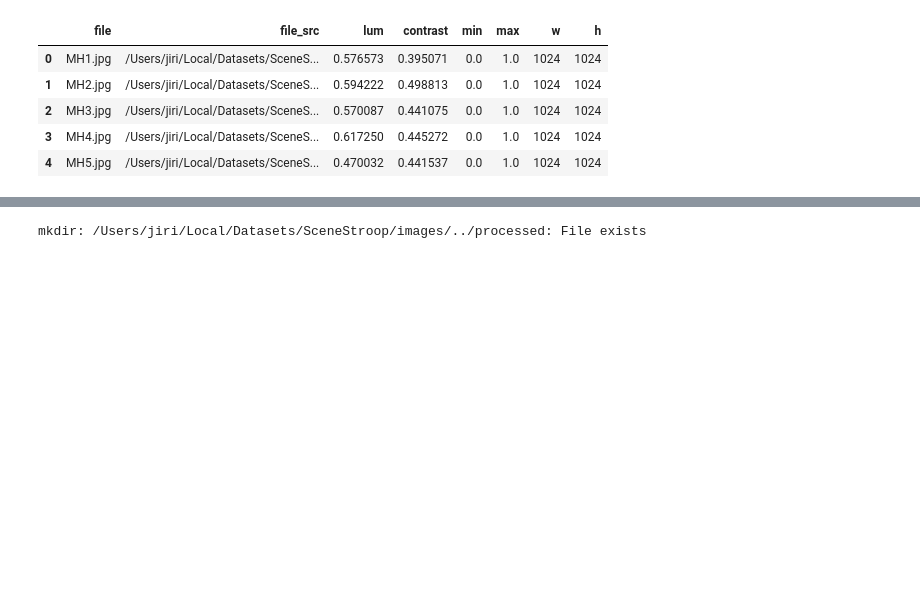
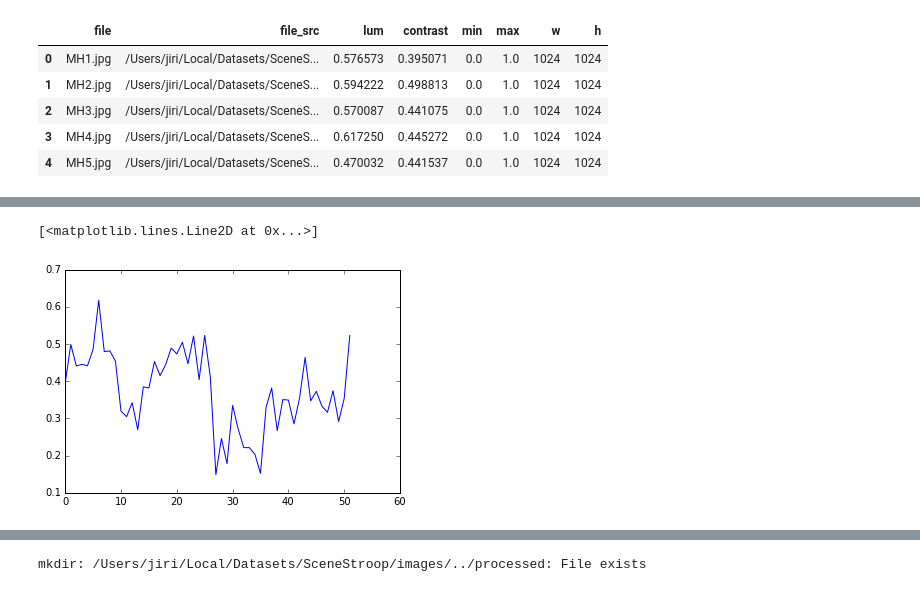
Before and after one commit to jirilukavsky/scenemixer, a Jupyter notebook: balance_images.ipynb, the cells around one changed output, grey strips where cells are left out. Saved outputs shown, nothing was run; the diff lists cells and outputs as text; code cells hidden in the pictures; blank space fills up the shorter version.

```diff
--- a/balance_images.ipynb
+++ b/balance_images.ipynb
@@ -127,0 +139,5 @@ db_prop.head()
+# %%
+plt.plot(db_prop["contrast"])
+# %% [output]
+[<matplotlib.lines.Line2D at 0x...>]
+[figure, added]
```
Also changed, not shown: parts of 4 cells of this notebook.
